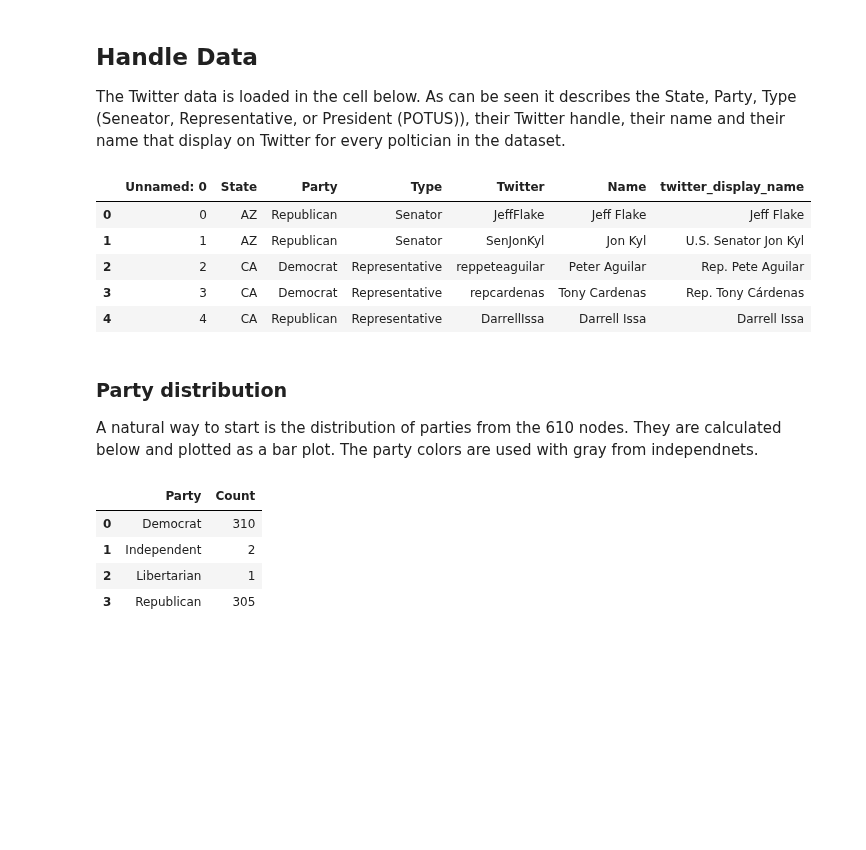
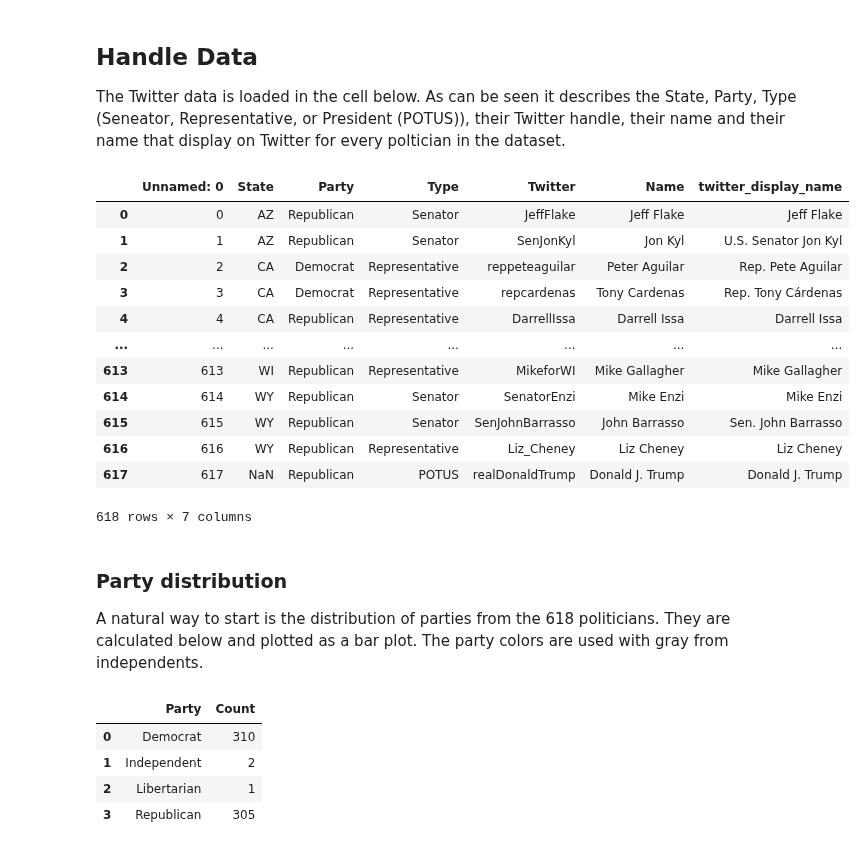
Before and after one commit to idariis/Social-Graphs-Project-E20, a Jupyter notebook: Notebooks/basic_stats.ipynb, the cells around one changed output. Cells and saved outputs as stored; diff of their text form; code cells hidden in the pictures; blank space fills up the shorter version.

```diff
--- a/Notebooks/basic_stats.ipynb
+++ b/Notebooks/basic_stats.ipynb
@@ -30,25 +30,32 @@ The Twitter data is loaded in the cell below. As can be seen it describes the St
 # %%
 Handle_data = pd.read_csv('../data/processed/Twitter_Handles.csv')
 
 color_dict_party = {
     "D" : "Democrat",
     "R" : "Republican",
     "I" : "Independent",
     'L' : 'Libertarian'
 }
 Handle_data['Party'] = [color_dict_party[p] for p in Handle_data['Party'] ]
-Handle_data.head()
+Handle_data
 # %% [output]
 |  | Unnamed: 0 | State | Party | Type | Twitter | Name | twitter_display_name |
 | 0 | 0 | AZ | Republican | Senator | JeffFlake | Jeff Flake | Jeff Flake |
 | 1 | 1 | AZ | Republican | Senator | SenJonKyl | Jon Kyl | U.S. Senator Jon Kyl |
 | 2 | 2 | CA | Democrat | Representative | reppeteaguilar | Peter Aguilar | Rep. Pete Aguilar |
 | 3 | 3 | CA | Democrat | Representative | repcardenas | Tony Cardenas | Rep. Tony Cárdenas |
 | 4 | 4 | CA | Republican | Representative | DarrellIssa | Darrell Issa | Darrell Issa |
+| ... | ... | ... | ... | ... | ... | ... | ... |
+| 613 | 613 | WI | Republican | Representative | MikeforWI | Mike Gallagher | Mike Gallagher |
+| 614 | 614 | WY | Republican | Senator | SenatorEnzi | Mike Enzi | Mike Enzi |
+| 615 | 615 | WY | Republican | Senator | SenJohnBarrasso | John Barrasso | Sen. John Barrasso |
+| 616 | 616 | WY | Republican | Representative | Liz_Cheney | Liz Cheney | Liz Cheney |
+| 617 | 617 | NaN | Republican | POTUS | realDonaldTrump | Donald J. Trump | Donald J. Trump |
+618 rows × 7 columns
 # %% [markdown]
 ### Party distribution
 
-A natural way to start is the distribution of parties from the 610 nodes. They are calculated below and plotted as a bar plot. The party colors are used with gray from independnets.
+A natural way to start is the distribution of parties from the 618 politicians. They are calculated below and plotted as a bar plot. The party colors are used with gray from independents.
 # %%
 party_distribution = Handle_data.groupby('Party').agg('count')[['Name']].reset_index()
 party_distribution.rename(columns={'Name':'Count'},inplace=True)
```
Also changed, not shown: parts of 5 cells of this notebook, 3 other files.
